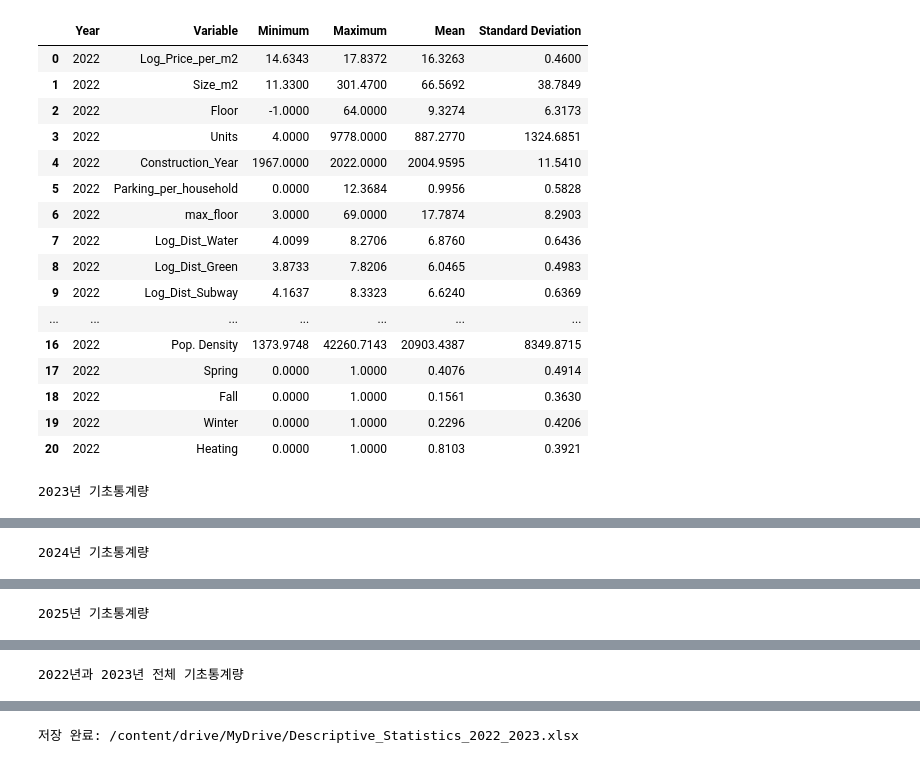
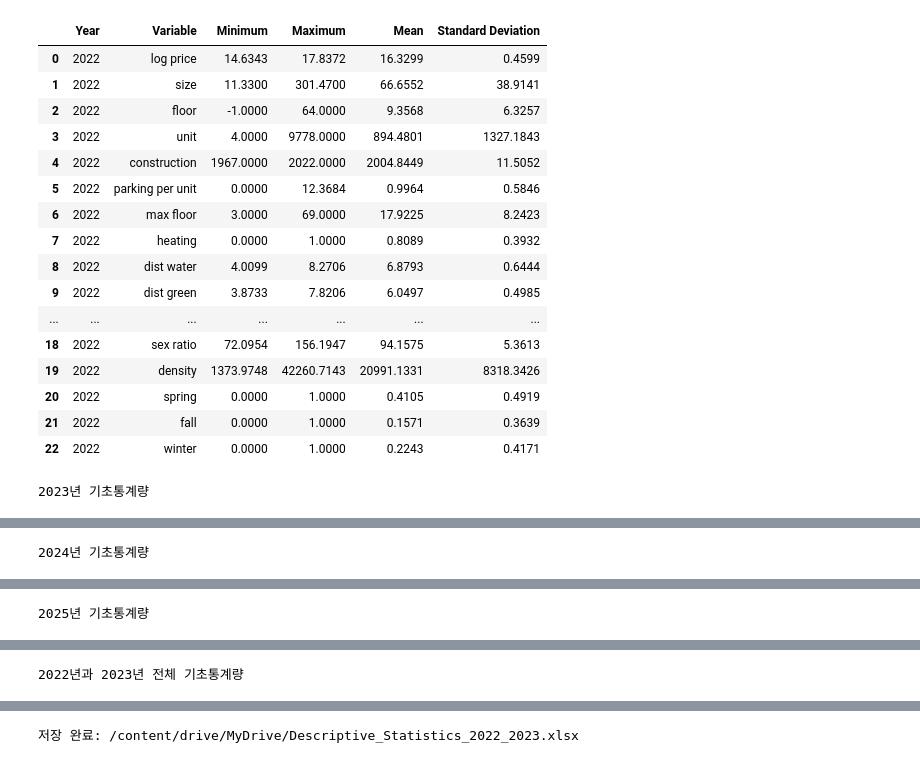
Before and after one commit to Le2se0hy/XAI_An, a Jupyter notebook: 기초통계량.ipynb, the cells around one changed output, grey strips where cells are left out. Drawn from its saved outputs; the diff is of its cells as text; code cells hidden in the pictures.

```diff
--- a/기초통계량.ipynb
+++ b/기초통계량.ipynb
@@ -13,7 +13,7 @@ drive.mount('/content/drive', force_remount=True)
 # ============================================================
 # 2. 데이터 불러오기
 # ============================================================
-file_path = '/content/drive/MyDrive/Seoul_Aprtment_FINAL.xlsx'
+file_path = '/content/drive/MyDrive/비교/0912.xlsx'
 df = pd.read_excel(file_path)
 
 print("원본 데이터 크기:", df.shape)
@@ -35,7 +35,7 @@ print(df.columns.tolist())
 # ============================================================
 # 3. 연도 열 찾기
 # ============================================================
-year_candidates = ['Year_Sold']
+year_candidates = ['year']
 
 year_col = None
 
@@ -57,30 +57,29 @@ print("\n사용할 연도 열:", year_col)
 # 4. 분석할 변수
 # ============================================================
 variables = [
-    'Log_Price_per_m2',
-    'Size_m2',
-    'Floor',
-    'Units',
-    'Construction_Year',
-    'Parking_per_household',
-    'max_floor',
-    'Log_Dist_Water',
-    'Log_Dist_Green',
-    'Log_Dist_Subway',
-    'Dist_Office',
-    'High_School',
-    'Academy',
-    'Bus_Stop',
-    'Population',
-    'Old Population',
-    'Median Age Population',
-    'Young Population',
-    'Sex_ratio',
-    'Pop. Density',
-    'Spring',
-    'Fall',
-    'Winter',
-    'Heating'
+    'log price',
+    'size',
+    'floor',
+    'unit',
+    'construction',
+    'parking per unit',
+    'max floor',
+    'heating',
+    'dist water',
+    'dist green',
+    'dist subway',
+    'dist office',
+    'highschool',
+    'academy',
+    'bus stop',
+    'population',
+    'median',
+    'young',
+    'sex ratio',
+    'density',
+    'spring',
+    'fall',
+    'winter'
 ]
 
 
@@ -233,21 +227,21 @@ Mounted at /content/drive
 
 2022년 기초통계량
 |  | Year | Variable | Minimum | Maximum | Mean | Standard Deviation |
-| 0 | 2022 | Log_Price_per_m2 | 14.6343 | 17.8372 | 16.3263 | 0.4600 |
-| 1 | 2022 | Size_m2 | 11.3300 | 301.4700 | 66.5692 | 38.7849 |
-| 2 | 2022 | Floor | -1.0000 | 64.0000 | 9.3274 | 6.3173 |
-| 3 | 2022 | Units | 4.0000 | 9778.0000 | 887.2770 | 1324.6851 |
-| 4 | 2022 | Construction_Year | 1967.0000 | 2022.0000 | 2004.9595 | 11.5410 |
-| 5 | 2022 | Parking_per_household | 0.0000 | 12.3684 | 0.9956 | 0.5828 |
-| 6 | 2022 | max_floor | 3.0000 | 69.0000 | 17.7874 | 8.2903 |
-| 7 | 2022 | Log_Dist_Water | 4.0099 | 8.2706 | 6.8760 | 0.6436 |
-| 8 | 2022 | Log_Dist_Green | 3.8733 | 7.8206 | 6.0465 | 0.4983 |
-| 9 | 2022 | Log_Dist_Subway | 4.1637 | 8.3323 | 6.6240 | 0.6369 |
+| 0 | 2022 | log price | 14.6343 | 17.8372 | 16.3299 | 0.4599 |
+| 1 | 2022 | size | 11.3300 | 301.4700 | 66.6552 | 38.9141 |
+| 2 | 2022 | floor | -1.0000 | 64.0000 | 9.3568 | 6.3257 |
+| 3 | 2022 | unit | 4.0000 | 9778.0000 | 894.4801 | 1327.1843 |
+| 4 | 2022 | construction | 1967.0000 | 2022.0000 | 2004.8449 | 11.5052 |
+| 5 | 2022 | parking per unit | 0.0000 | 12.3684 | 0.9964 | 0.5846 |
+| 6 | 2022 | max floor | 3.0000 | 69.0000 | 17.9225 | 8.2423 |
+| 7 | 2022 | heating | 0.0000 | 1.0000 | 0.8089 | 0.3932 |
+| 8 | 2022 | dist water | 4.0099 | 8.2706 | 6.8793 | 0.6444 |
+| 9 | 2022 | dist green | 3.8733 | 7.8206 | 6.0497 | 0.4985 |
 | ... | ... | ... | ... | ... | ... | ... |
-| 16 | 2022 | Pop. Density | 1373.9748 | 42260.7143 | 20903.4387 | 8349.8715 |
-| 17 | 2022 | Spring | 0.0000 | 1.0000 | 0.4076 | 0.4914 |
-| 18 | 2022 | Fall | 0.0000 | 1.0000 | 0.1561 | 0.3630 |
-| 19 | 2022 | Winter | 0.0000 | 1.0000 | 0.2296 | 0.4206 |
-| 20 | 2022 | Heating | 0.0000 | 1.0000 | 0.8103 | 0.3921 |
+| 18 | 2022 | sex ratio | 72.0954 | 156.1947 | 94.1575 | 5.3613 |
+| 19 | 2022 | density | 1373.9748 | 42260.7143 | 20991.1331 | 8318.3426 |
+| 20 | 2022 | spring | 0.0000 | 1.0000 | 0.4105 | 0.4919 |
+| 21 | 2022 | fall | 0.0000 | 1.0000 | 0.1571 | 0.3639 |
+| 22 | 2022 | winter | 0.0000 | 1.0000 | 0.2243 | 0.4171 |
 2023년 기초통계량
 |  | Year | Variable | Minimum | Maximum | Mean | Standard Deviation |
```
Also changed, not shown: parts of 2 cells of this notebook.
